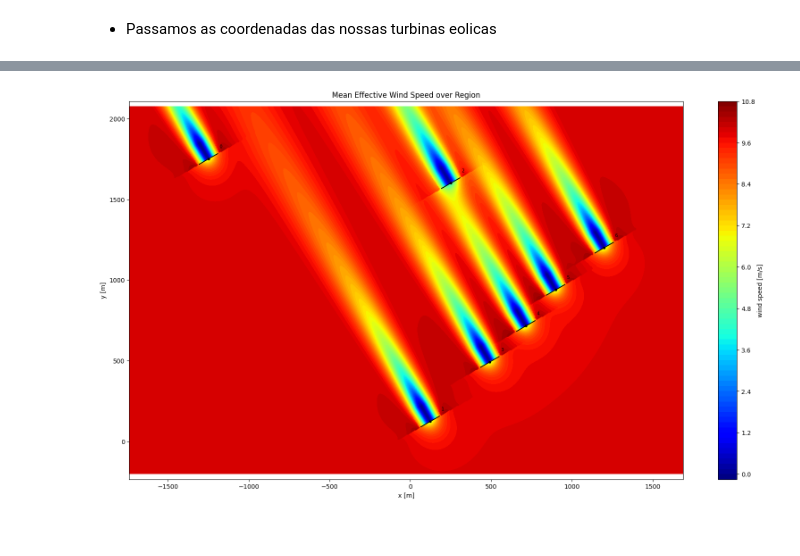
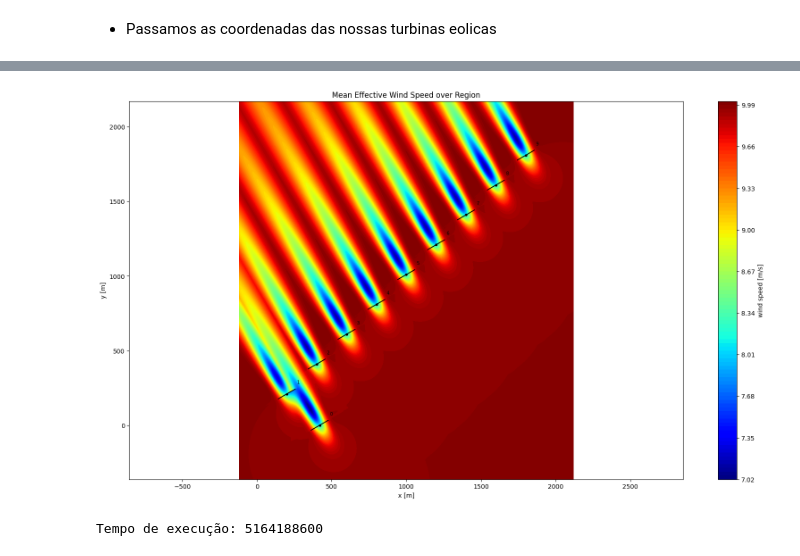
Before and after one commit to mj-arthur103/pywake, a Jupyter notebook: pywake_tuto_stag.ipynb, the cells around one changed output, grey strips where cells are left out. Saved outputs shown, nothing was run; the diff lists cells and outputs as text; code cells hidden in the pictures.

Commit message:
Add: Exemplo simulação Blockage

```diff
--- a/pywake_tuto_stag.ipynb
+++ b/pywake_tuto_stag.ipynb
@@ -1229,21 +1230,21 @@ site_1 = xr.Dataset(
 - Agora vamos criar a nossa simulação WindFarm
 # %%
 from py_wake import NOJ
-windTurbines = turbina
-site = XRSite(site_1, shear=PowerShear(h_ref=100))
+windTurbines = wt
+site = XRSite(site_1)
 # %%
 from py_wake.wind_farm_models import All2AllIterative
-from py_wake.superposition_models import LinearSum
-from py_wake.deficit_models import BastankhahGaussianDeficit, SelfSimilarityDeficit
+from py_wake.superposition_models import MaxSum, WeightedSum
+from py_wake.deficit_models import BastankhahGaussianDeficit, FugaDeficit, NiayifarGaussianDeficit
 
 wf_model = All2AllIterative(site, turbina,
-                            wake_deficitModel=BastankhahGaussianDeficit(use_effective_ws=True),
-                            superpositionModel=LinearSum(),
-                            blockage_deficitModel=SelfSimilarityDeficit())
+                            wake_deficitModel=FugaDeficit(),
+                            superpositionModel=MaxSum(),
+                            blockage_deficitModel=FugaDeficit())
 # %% [markdown]
 - Passamos as coordenadas das nossas turbinas eolicas
 # %%
-x= [-1250,123, 250, 492, 715, 900, 1200]
-y= [1750,123, 1600, 492, 715, 939, 1200]
+layout_x=[420, 200, 400, 600, 800, 1000, 1200, 1400, 1600, 1800]
+layout_y=[0,210,410,610,810,1010,1210,1410,1610,1810]
 # %%
-simulaçaoResult= wf_model(x, y, wd=150, ws=10)
+simulaçaoResult = wf_model(layout_x, layout_y, wd=150, ws=[10])
@@ -1250,10 +1273,15 @@ simulaçaoResult= wf_model(x, y, wd=150, ws=10)
 # %%
+start_time = time.perf_counter_ns()
 flow = simulaçaoResult.flow_map()
 plt.figure(figsize=(20, 11))
 flow.plot_wake_map(cmap='jet')
 plt.xlabel('x [m]')
 plt.ylabel('y [m]')
 plt.title('Mean Effective Wind Speed over Region')
 plt.show()
+end_time = time.perf_counter_ns()
+elapsed_time = end_time - start_time
+print(f"Tempo de execução: {elapsed_time}")
 # %% [output]
-[figure, old version]
+[figure, new version]
+Tempo de execução: 5164188600
```
Also changed, not shown: parts of 4 cells of this notebook.
